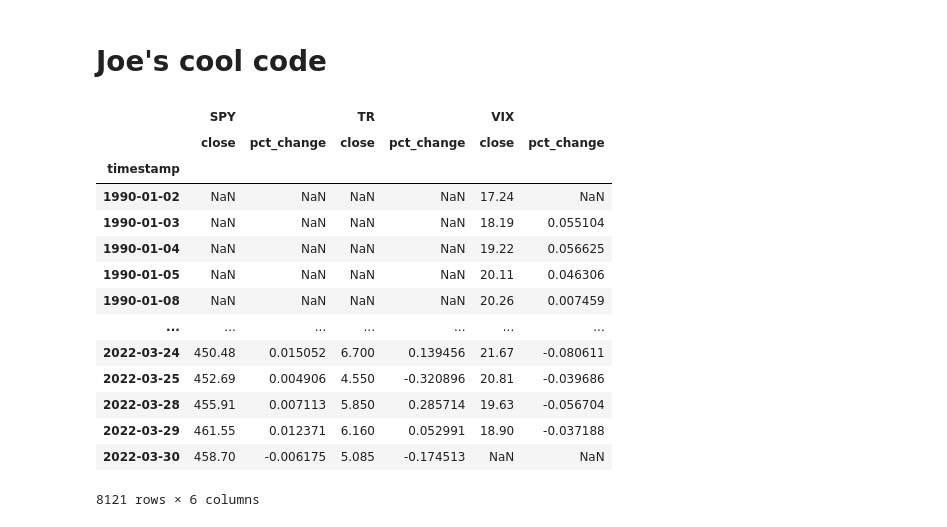
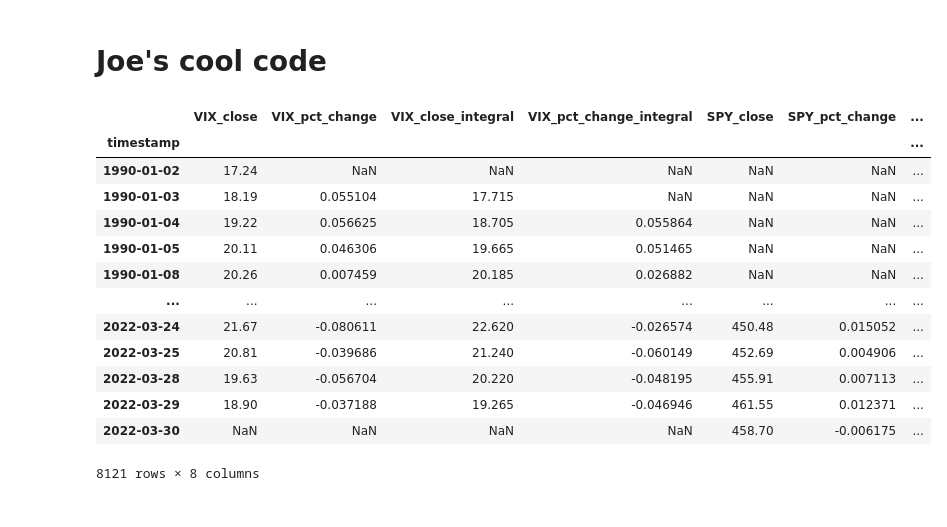
Before and after one commit to JoeHGeoghegan/VIX_Timing_The_Market, a Jupyter notebook: Notebooks/Joe.ipynb, the cells around one changed output. Cells and saved outputs as stored; diff of their text form; code cells hidden in the pictures.

```diff
--- a/Notebooks/Joe.ipynb
+++ b/Notebooks/Joe.ipynb
@@ -12,24 +14,4 @@ import Data.DataWrangle as DW
 # %%
 #Data setup
 cleanData = DW.read_into_MC_format(with_pct_change=True)
-cleanData
+# cleanData
-# %% [output]
-|  | SPY |  | TR |  | VIX |  |
-|  | close | pct_change | close | pct_change | close | pct_change |
-| timestamp |  |  |  |  |  |  |
-| 1990-01-02 | NaN | NaN | NaN | NaN | 17.24 | NaN |
-| 1990-01-03 | NaN | NaN | NaN | NaN | 18.19 | 0.055104 |
-| 1990-01-04 | NaN | NaN | NaN | NaN | 19.22 | 0.056625 |
-| 1990-01-05 | NaN | NaN | NaN | NaN | 20.11 | 0.046306 |
-| 1990-01-08 | NaN | NaN | NaN | NaN | 20.26 | 0.007459 |
-| ... | ... | ... | ... | ... | ... | ... |
-| 2022-03-24 | 450.48 | 0.015052 | 6.700 | 0.139456 | 21.67 | -0.080611 |
-| 2022-03-25 | 452.69 | 0.004906 | 4.550 | -0.320896 | 20.81 | -0.039686 |
-| 2022-03-28 | 455.91 | 0.007113 | 5.850 | 0.285714 | 19.63 | -0.056704 |
-| 2022-03-29 | 461.55 | 0.012371 | 6.160 | 0.052991 | 18.90 | -0.037188 |
-| 2022-03-30 | 458.70 | -0.006175 | 5.085 | -0.174513 | NaN | NaN |
-8121 rows × 6 columns
-# %%
-def add_rolling_integrate(df:pd.DataFrame,data_col,rollNum,):
-    data = df[data_col]
-    data.rolling(rollNum).apply(lambda x : sp.integrate.trapz)
@@ -35,0 +45,18 @@ def add_rolling_integrate(df:pd.DataFrame,data_col,rollNum,):
+# %%
+graphing_data = pd.concat([VIX_PID_Data,SPY_PID_Data],axis=1)
+graphing_data
+# %% [output]
+|  | VIX_close | VIX_pct_change | VIX_close_integral | VIX_pct_change_integral | SPY_close | SPY_pct_change | ... |
+| timestamp |  |  |  |  |  |  | ... |
+| 1990-01-02 | 17.24 | NaN | NaN | NaN | NaN | NaN | ... |
+| 1990-01-03 | 18.19 | 0.055104 | 17.715 | NaN | NaN | NaN | ... |
+| 1990-01-04 | 19.22 | 0.056625 | 18.705 | 0.055864 | NaN | NaN | ... |
+| 1990-01-05 | 20.11 | 0.046306 | 19.665 | 0.051465 | NaN | NaN | ... |
+| 1990-01-08 | 20.26 | 0.007459 | 20.185 | 0.026882 | NaN | NaN | ... |
+| ... | ... | ... | ... | ... | ... | ... | ... |
+| 2022-03-24 | 21.67 | -0.080611 | 22.620 | -0.026574 | 450.48 | 0.015052 | ... |
+| 2022-03-25 | 20.81 | -0.039686 | 21.240 | -0.060149 | 452.69 | 0.004906 | ... |
+| 2022-03-28 | 19.63 | -0.056704 | 20.220 | -0.048195 | 455.91 | 0.007113 | ... |
+| 2022-03-29 | 18.90 | -0.037188 | 19.265 | -0.046946 | 461.55 | 0.012371 | ... |
+| 2022-03-30 | NaN | NaN | NaN | NaN | 458.70 | -0.006175 | ... |
+8121 rows × 8 columns
```
Also changed, not shown: parts of 5 cells of this notebook, 1 other file.
